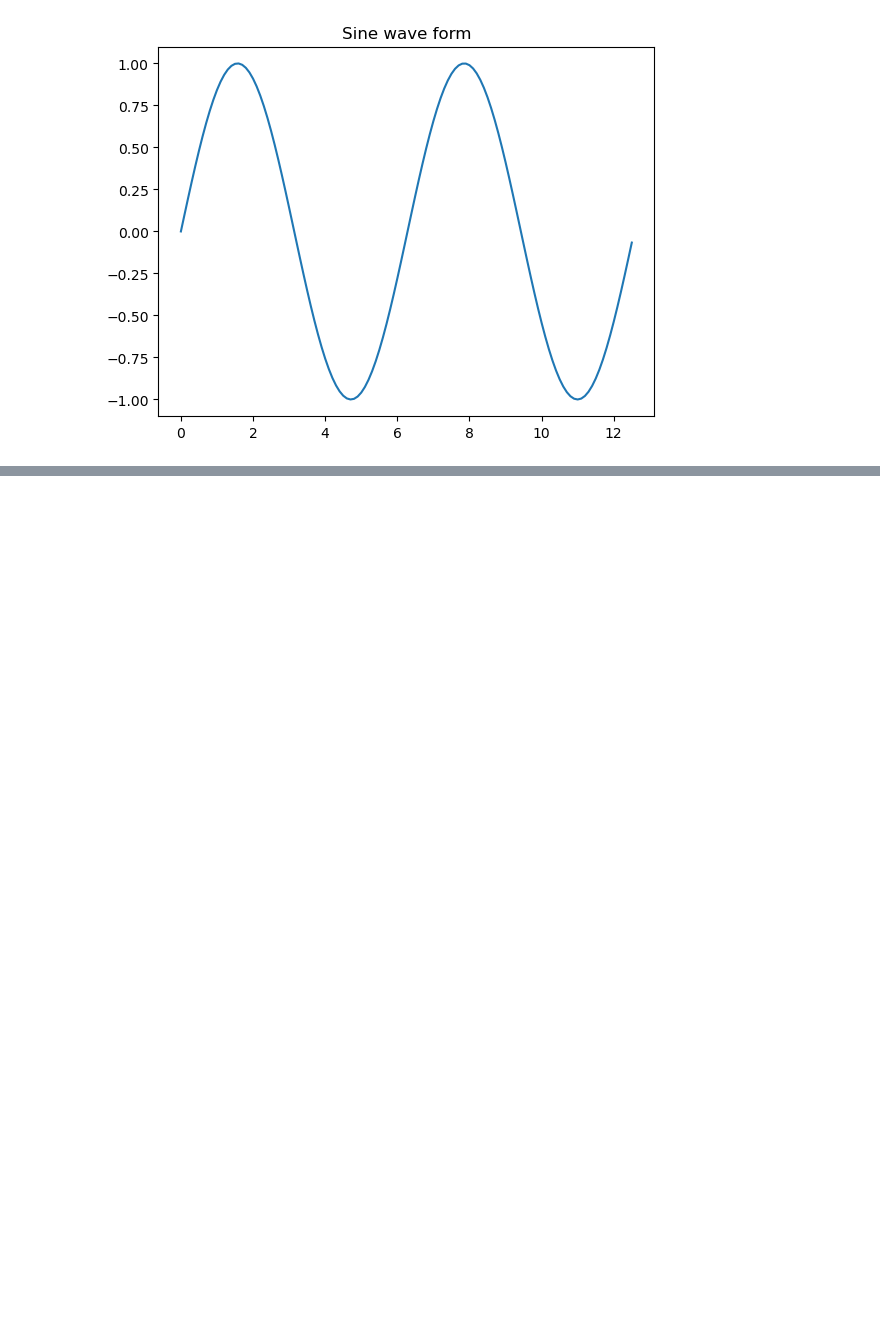
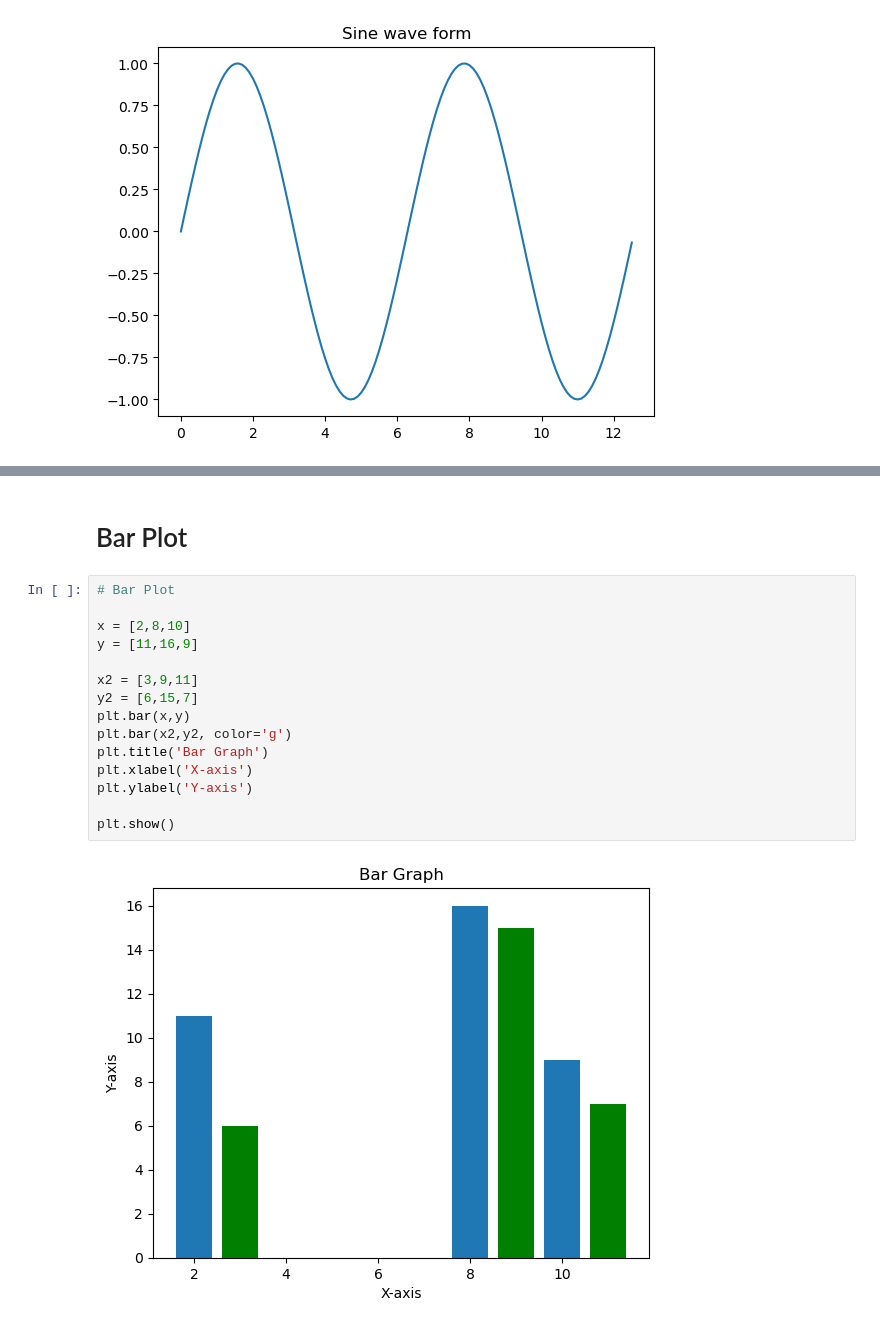
Before and after one commit to Engg-Abhinav/Python-Libraries, a Jupyter notebook: Python_Tutorial_4.ipynb, the cells around one changed output, grey strips where cells are left out. Saved outputs shown, nothing was run; the diff lists cells and outputs as text; blank space fills up the shorter version.

```diff
--- a/Python_Tutorial_4.ipynb
+++ b/Python_Tutorial_4.ipynb
@@ -127,0 +134,19 @@ plt.show()
+# %% [markdown]
+# Bar Plot
+# %%
+# Bar Plot
+
+x = [2,8,10]
+y = [11,16,9]
+
+x2 = [3,9,11]
+y2 = [6,15,7]
+plt.bar(x,y)
+plt.bar(x2,y2, color='g')
+plt.title('Bar Graph')
+plt.xlabel('X-axis')
+plt.ylabel('Y-axis')
+
+plt.show()
+# %% [output]
+[figure, added]
```
Also changed, not shown: parts of 8 cells of this notebook.
